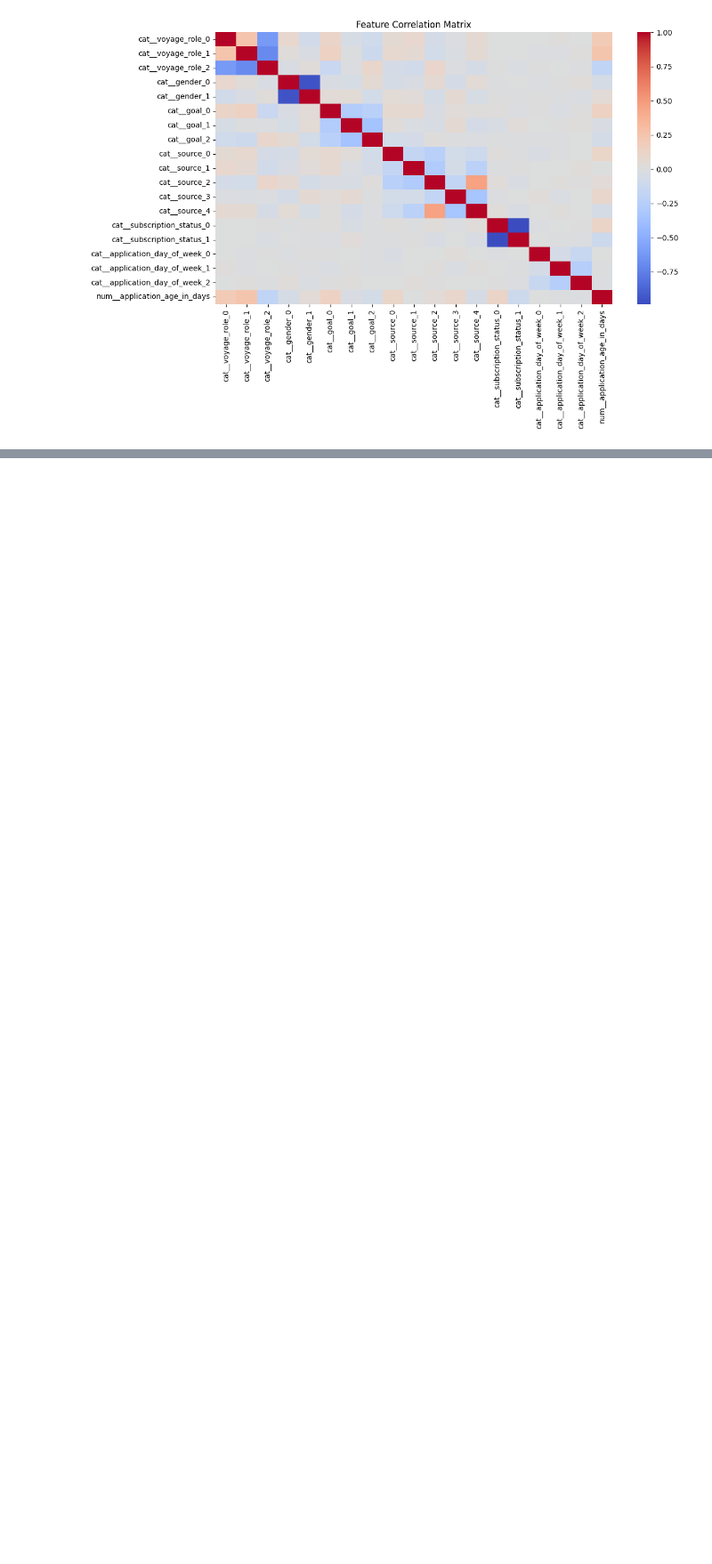
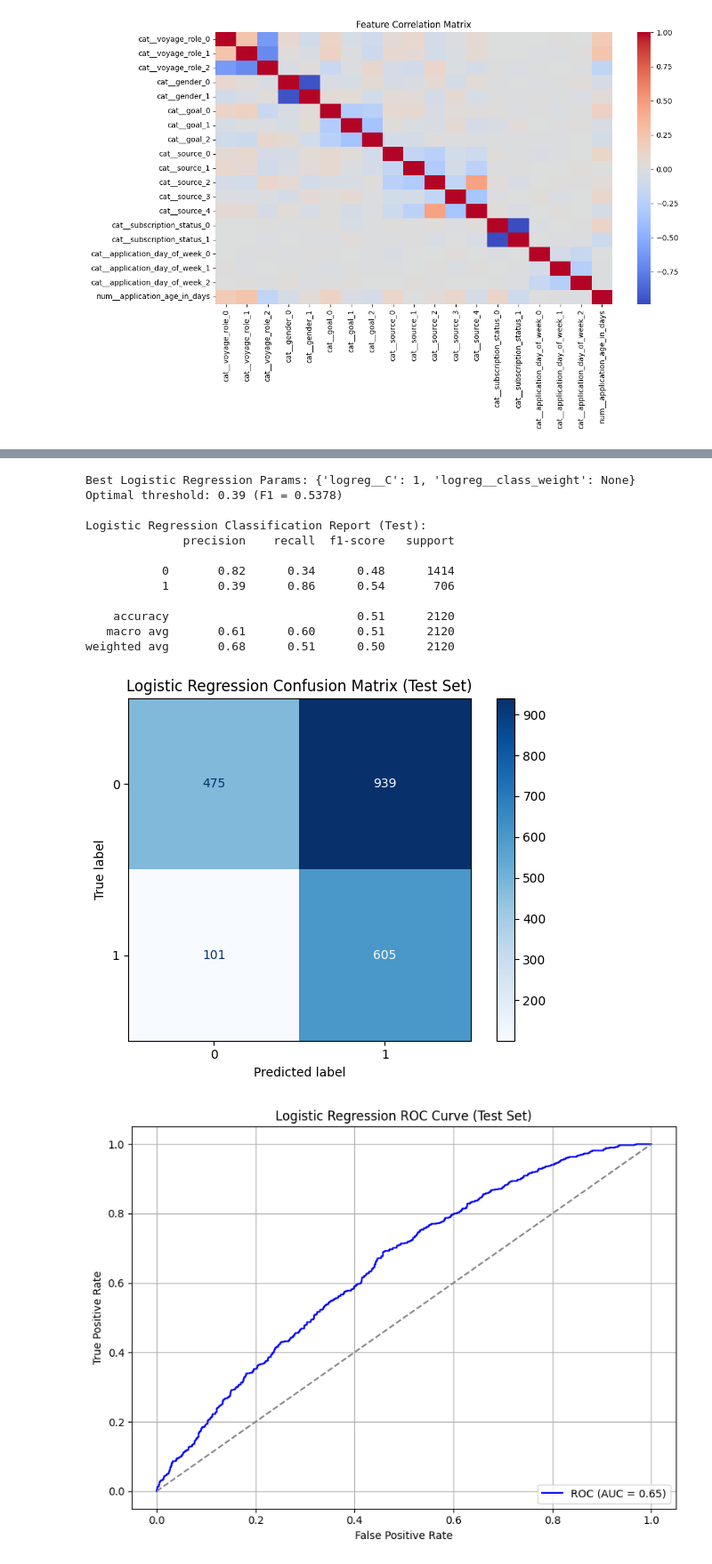
Before and after one commit to roziii/chingu_segment_analysis, a Jupyter notebook: application_voyage_list_merge.ipynb, the cells around one changed output, grey strips where cells are left out. Shown at 89% size. Saved outputs shown, nothing was run; the diff lists cells and outputs as text; code cells hidden in the pictures; blank space fills up the shorter version.

```diff
--- a/application_voyage_list_merge.ipynb
+++ b/application_voyage_list_merge.ipynb
@@ -609,0 +993,36 @@ plt.show()
+# %%
+from sklearn.linear_model import LogisticRegression
+# Logistic Regression + SMOTE + GridSearch
+logit_grid = GridSearchCV(ImbPipeline([
+    ('smote', SMOTE(random_state=42)),
+    ('logreg', LogisticRegression(max_iter=1000, solver='liblinear'))
+]), {
+    'logreg__C': [0.001, 0.01, 0.1, 0.5, 1, 5, 10, 50, 100],
+    'logreg__class_weight': [None, 'balanced']
+}, cv=5, scoring='roc_auc')
+logit_grid.fit(X_train, y_train)
+print("\nBest Logistic Regression Params:", logit_grid.best_params_)
+
+logit_scores = logit_grid.predict_proba(X_test)[:, 1]
+logit_thresh = tune_threshold(y_test, logit_scores)
+logit_pred = logit_scores > logit_thresh
+
+print("\nLogistic Regression Classification Report (Test):")
+print(classification_report(y_test, logit_pred))
+plot_confusion(y_test, logit_pred, "Logistic Regression Confusion Matrix (Test Set)")
+plot_roc_curve(y_test, logit_scores, "Logistic Regression ROC Curve (Test Set)")
+# %% [output]
+Best Logistic Regression Params: {'logreg__C': 1, 'logreg__class_weight': None}
+Optimal threshold: 0.39 (F1 = 0.5378)
+
+Logistic Regression Classification Report (Test):
+              precision    recall  f1-score   support
+
+           0       0.82      0.34      0.48      1414
+           1       0.39      0.86      0.54       706
+
+    accuracy                           0.51      2120
+   macro avg       0.61      0.60      0.51      2120
+weighted avg       0.68      0.51      0.50      2120
+[figure, added]
+[figure, added]
```
Also changed, not shown: parts of 5 cells of this notebook.
